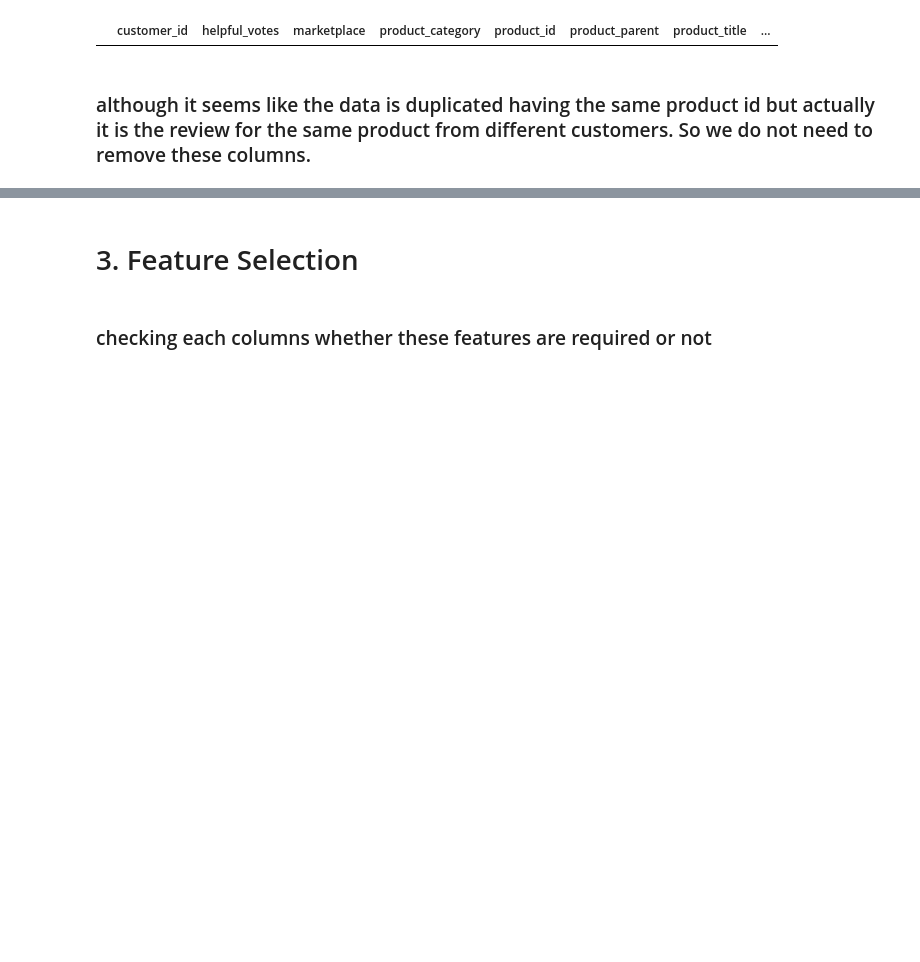
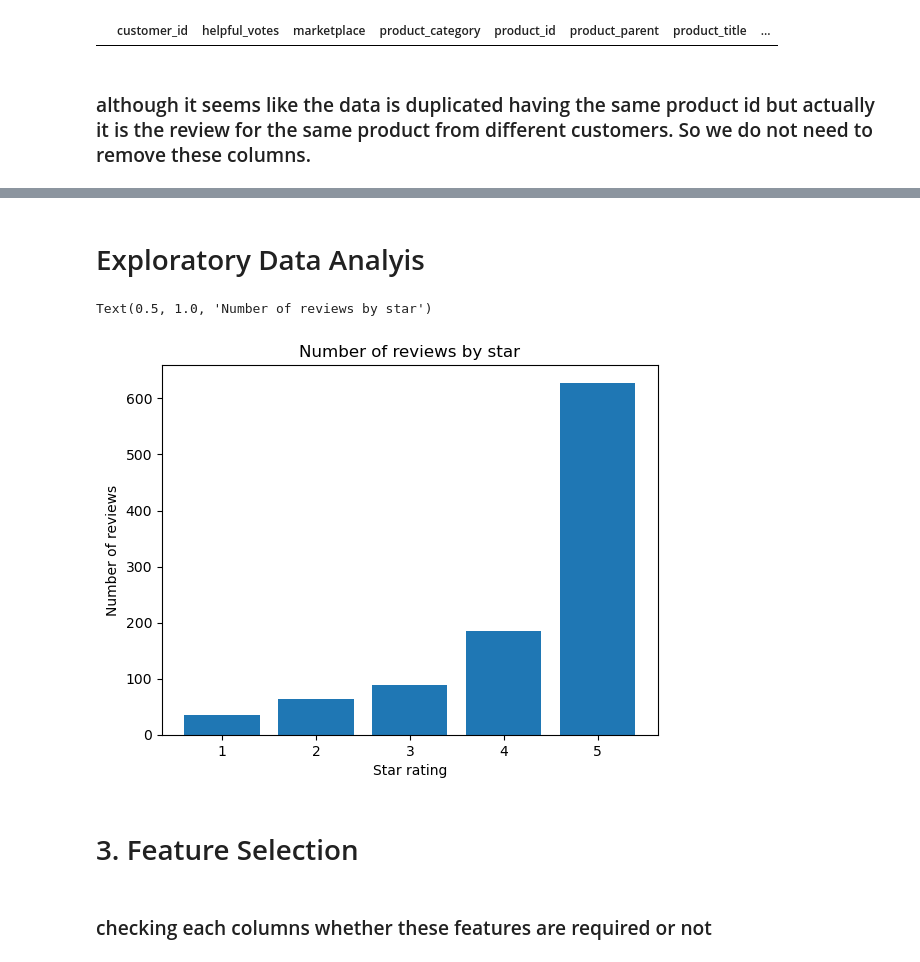
Before and after one commit to shubhampokhrel81/Amazon-US-shoes-review-using-NLP, a Jupyter notebook: assignment1_word_vectorization.ipynb, the cells around one changed output, grey strips where cells are left out. Saved outputs shown, nothing was run; the diff lists cells and outputs as text; code cells hidden in the pictures; blank space fills up the shorter version.

```diff
--- a/assignment1_word_vectorization.ipynb
+++ b/assignment1_word_vectorization.ipynb
@@ -325,6 +325,17 @@ df[df['verified_purchase']==1].head(5)
 | 35 | 45899900 | 0 | US | Shoes | B0002EX2KE | 60659500 | Wolverine Men\'s Waterproof Insul... | ... |
 | 39 | 52605385 | 0 | US | Shoes | B003FZA9MG | 211869441 | FitFlop Women's Superboot Ankle Boot | ... |
 | 41 | 48519856 | 0 | US | Shoes | B00K5QPM02 | 895732857 | Calvin Klein Women's Natia Boot | ... |
+# %% [markdown]
+# Exploratory Data Analyis
+# %%
+star_counts = df['star_rating'].value_counts()
+plt.bar(star_counts.index, star_counts.values)
+plt.xlabel('Star rating')
+plt.ylabel('Number of reviews')
+plt.title('Number of reviews by star')
+# %% [output]
+Text(0.5, 1.0, 'Number of reviews by star')
+[figure, added]
 # %% [markdown]
 # 3. Feature Selection
 # %% [markdown]
```
Also changed, not shown: parts of 54 cells of this notebook.
